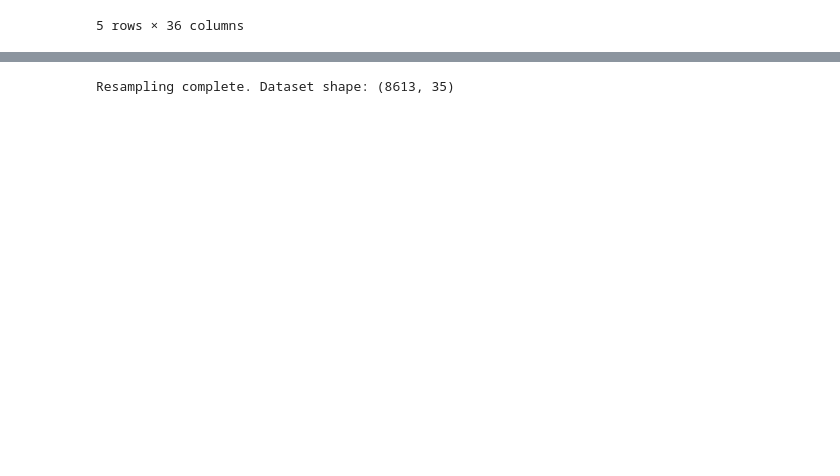
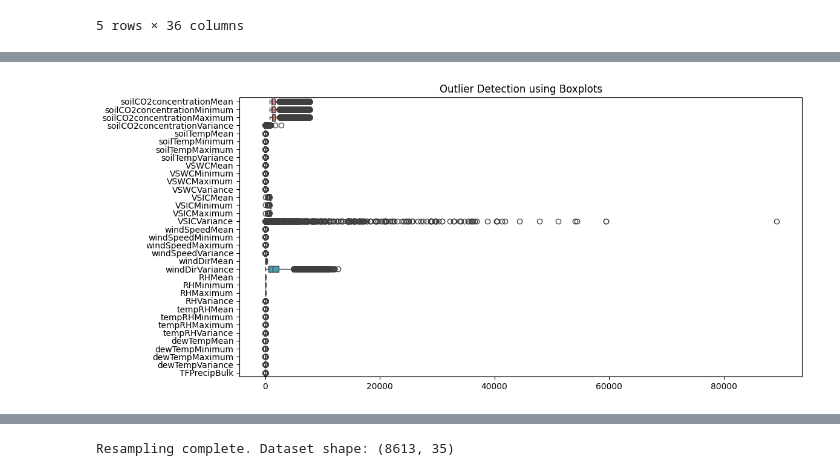
Before and after one commit to aliirshad3098/Smart_Farming_Disease_Risk_Prediction_Using_Weather_and_Soil_Data, a Jupyter notebook: creating_30_min_dataframe.ipynb, the cells around one changed output, grey strips where cells are left out. Cells and saved outputs as stored; diff of their text form; code cells hidden in the pictures; blank space fills up the shorter version.

```diff
--- a/creating_30_min_dataframe.ipynb
+++ b/creating_30_min_dataframe.ipynb
@@ -16,3 +59,10 @@ df.head()
 # %%
 # Set datetime as index
 df.set_index('datetime', inplace=True)
+# %%
+plt.figure(figsize=(12,6))
+sns.boxplot(data=df, orient="h")
+plt.title("Outlier Detection using Boxplots")
+plt.show()
+# %% [output]
+[figure, added]
```
Also changed, not shown: parts of 11 cells of this notebook, 7 other files.
